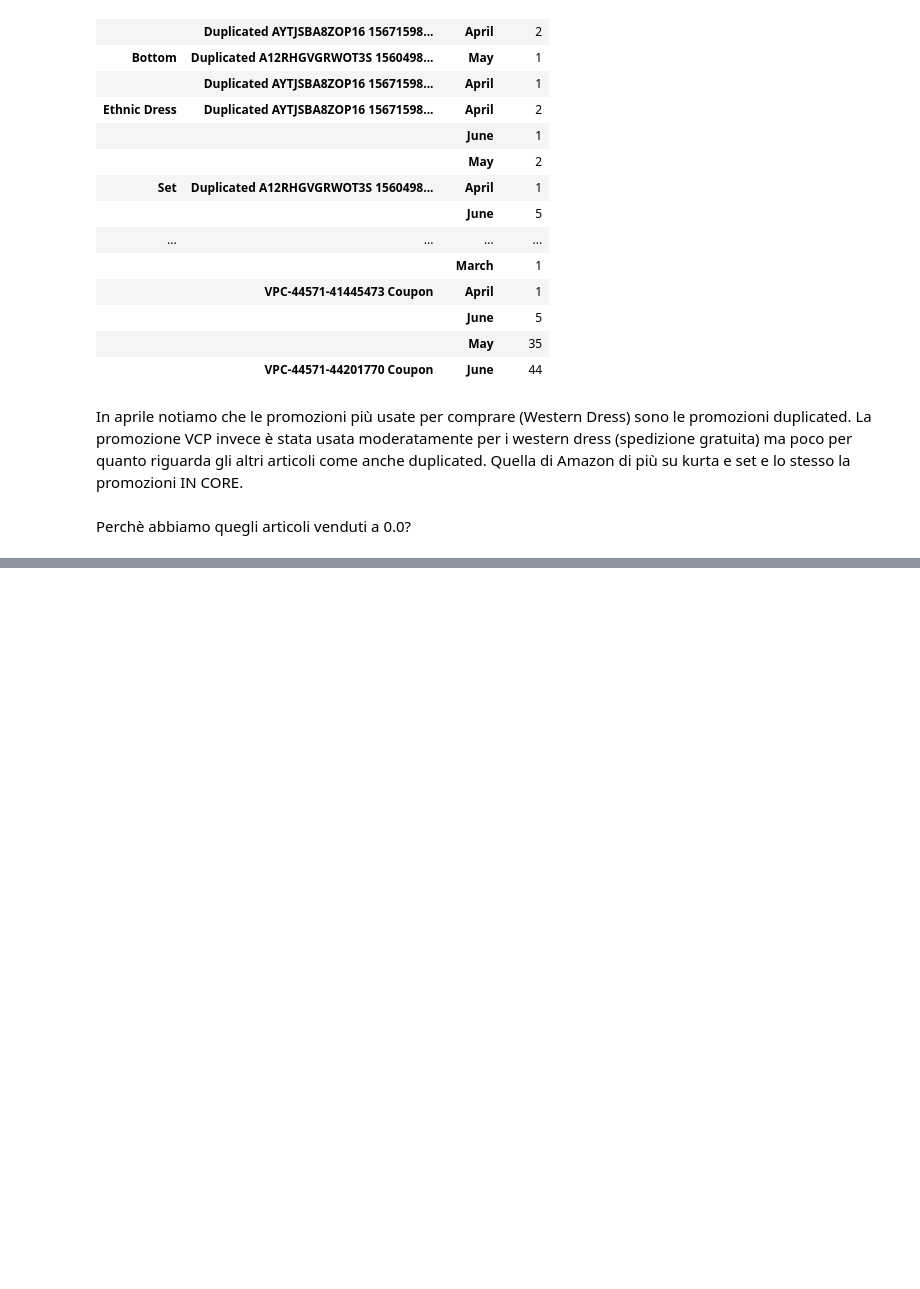
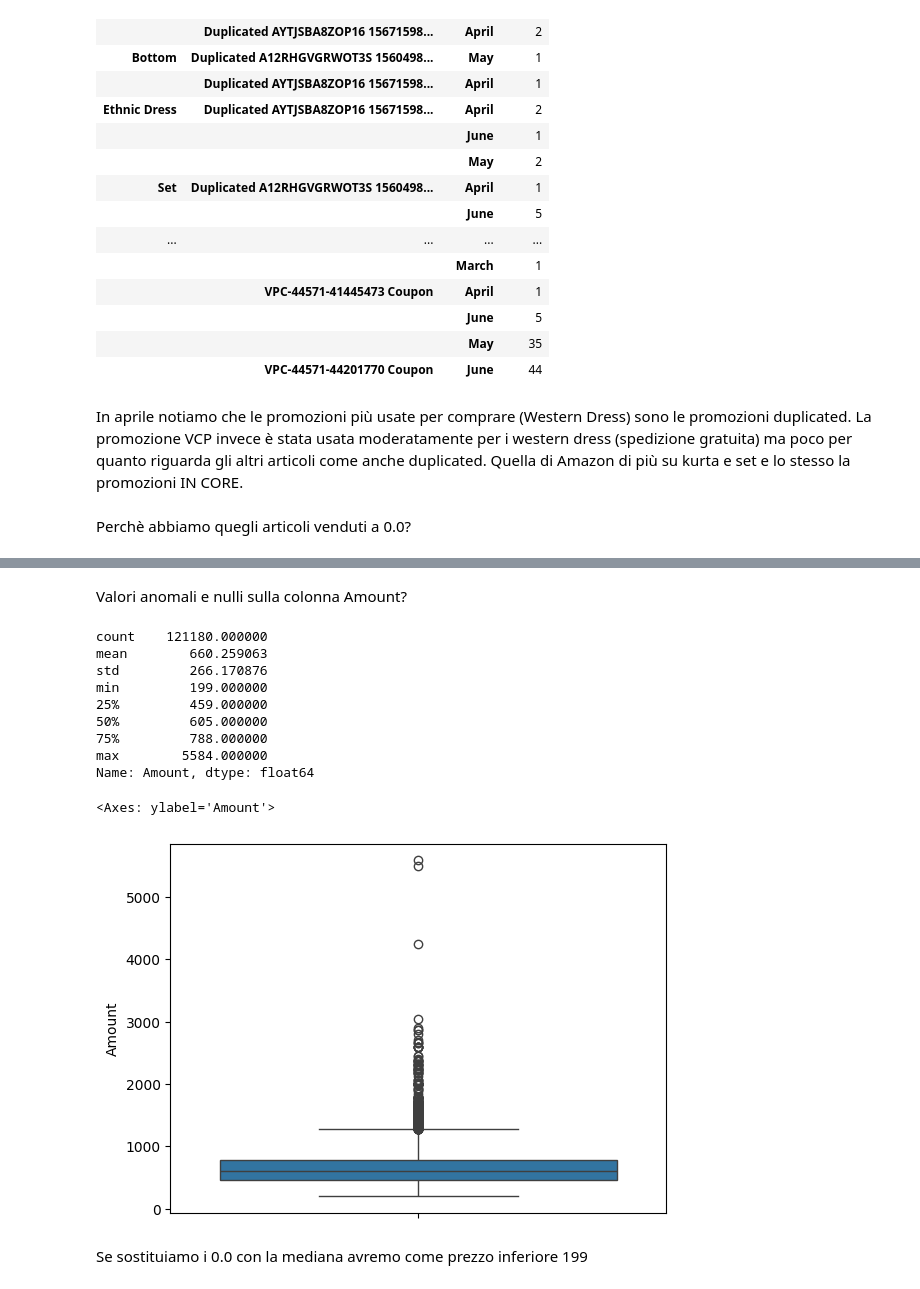
Before and after one commit to glo-code/ecommerce-analysis, a Jupyter notebook: ecommerce_analysis.ipynb, the cells around one changed output, grey strips where cells are left out. Cells and saved outputs as stored; diff of their text form; code cells hidden in the pictures; blank space fills up the shorter version.

```diff
--- a/ecommerce_analysis.ipynb
+++ b/ecommerce_analysis.ipynb
@@ -431,0 +447,22 @@ Invece la maggior parte ha utilizzato la promozione Amazon (779) mentre soltanto
+# %% [markdown]
+Valori anomali e nulli sulla colonna Amount?
+# %%
+df['Amount'].describe()
+copy=df['Amount'].copy()
+copy[copy==0.0]=copy.median()
+print(copy.describe())
+sns.boxplot(copy)
+# %% [output]
+count    121180.000000
+mean        660.259063
+std         266.170876
+min         199.000000
+25%         459.000000
+50%         605.000000
+75%         788.000000
+max        5584.000000
+Name: Amount, dtype: float64
+<Axes: ylabel='Amount'>
+[figure, added]
+# %% [markdown]
+Se sostituiamo i 0.0 con la mediana avremo come prezzo inferiore 199
```
Also changed, not shown: parts of 7 cells of this notebook.
